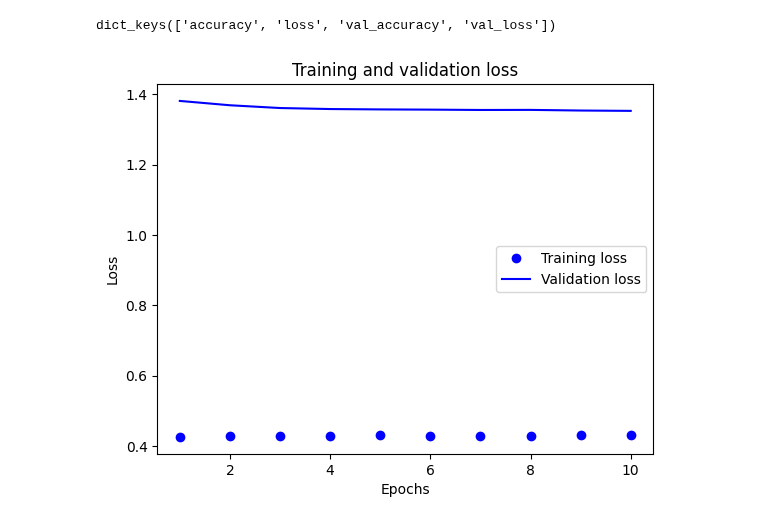
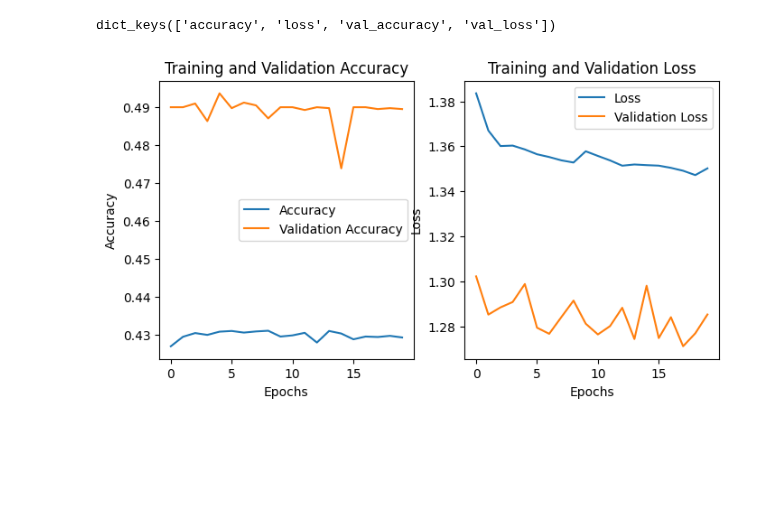
Before and after one commit to SamuehFDEZ/ProgramacionIA, a Jupyter notebook: UD6_RedesNeuronalesRecurrentes/ProcesamientolenguajenaturalTripAdvisoryEjercicios/tripadvisor.ipynb, the cells around one changed output. Drawn from its saved outputs; the diff is of its cells as text; code cells hidden in the pictures; blank space fills up the shorter version.

```diff
--- a/UD6_RedesNeuronalesRecurrentes/ProcesamientolenguajenaturalTripAdvisoryEjercicios/tripadvisor.ipynb
+++ b/UD6_RedesNeuronalesRecurrentes/ProcesamientolenguajenaturalTripAdvisoryEjercicios/tripadvisor.ipynb
@@ -39,7 +39,7 @@ def text_to_sequence(text, dictionary, stop_words, T):
 # Parámetros configurables
 N = 20000  # Número de palabras del diccionario
 T = 100    # Longitud prefijada de la reseña
-EPOCHS = 10
+EPOCHS = 20
 NEURONAS = 128
 
 # Usamos la lista de stopwords de sklearn
@@ -164,6 +164,8 @@ model = Sequential([
     Embedding(input_dim=N+2, output_dim=D),
     Bidirectional(LSTM(units=NEURONAS, return_sequences=True)),
     Bidirectional(LSTM(units=NEURONAS)),
+    Dense(128, activation='relu'),
+    Dense(64, activation='relu'),
     Dense(units=num_clases, activation='softmax')
 ])
 
@@ -213,21 +216,38 @@ history_dict = history.history
 history_dict.keys()
 # %% [output]
 dict_keys(['accuracy', 'loss', 'val_accuracy', 'val_loss'])
-# %%
-acc = history_dict['accuracy']
-loss = history_dict['loss']
-
-epochs = range(1, len(acc) + 1)
-
-# "bo" is for "blue dot"
-plt.plot(epochs, acc, 'bo', label='Training loss')
-# b is for "solid blue line"
-plt.plot(epochs, loss, 'b', label='Validation loss')
-plt.title('Training and validation loss')
-plt.xlabel('Epochs')
-plt.ylabel('Loss')
-plt.legend()
-
-plt.show()
-# %% [output]
-[figure, removed]
+# %%
+# Plotting the accuracy and loss over time
+
+# Training history
+history_dict = history.history
+
+# Seperating validation and training accuracy
+acc = history_dict['accuracy']
+val_acc = history_dict['val_accuracy']
+
+# Seperating validation and training loss
+loss = history_dict['loss']
+val_loss = history_dict['val_loss']
+
+# Plotting
+plt.figure(figsize=(8, 4))
+plt.subplot(1, 2, 1)
+plt.plot(acc)
+plt.plot(val_acc)
+plt.title('Training and Validation Accuracy')
+plt.xlabel('Epochs')
+plt.ylabel('Accuracy')
+plt.legend(['Accuracy', 'Validation Accuracy'])
+
+plt.subplot(1, 2, 2)
+plt.plot(loss)
+plt.plot(val_loss)
+plt.title('Training and Validation Loss')
+plt.xlabel('Epochs')
+plt.ylabel('Loss')
+plt.legend(['Loss', 'Validation Loss'])
+
+plt.show()
+# %% [output]
+[figure, added]
```
Also changed, not shown: parts of 3 cells of this notebook.
